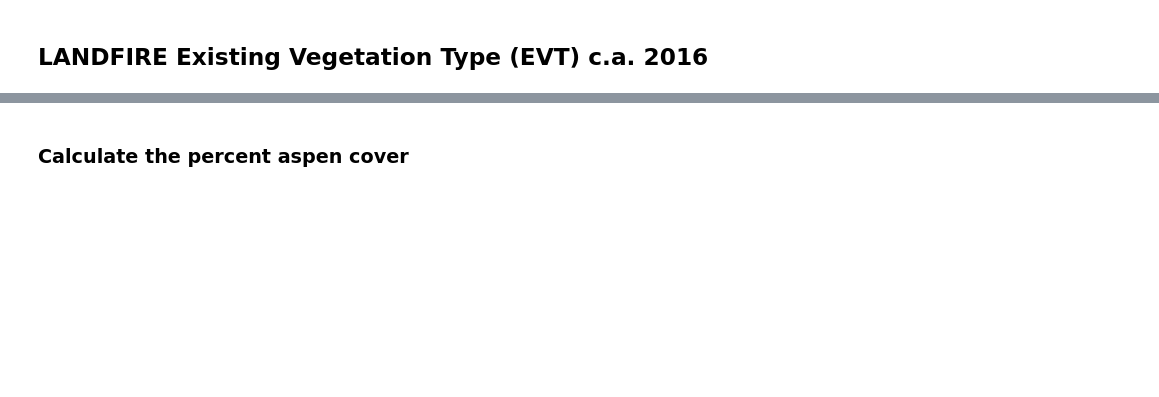
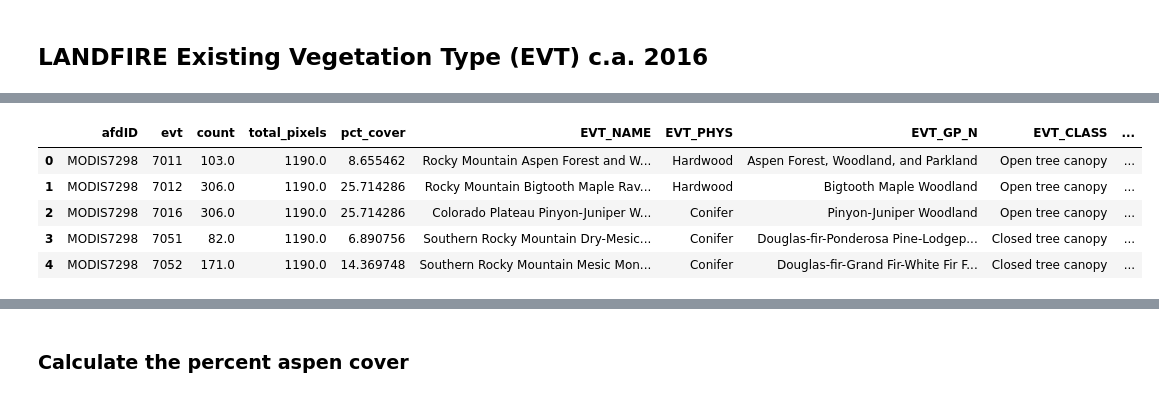
Before and after one commit to natshoff/aspen-fire-fork, a Jupyter notebook: Aim2/code/Python/04afd-landcover-biophys.ipynb, the cells around one changed output, grey strips where cells are left out. Cells and saved outputs as stored; diff of their text form; code cells hidden in the pictures; blank space fills up the shorter version.

```diff
--- a/Aim2/code/Python/04afd-landcover-biophys.ipynb
+++ b/Aim2/code/Python/04afd-landcover-biophys.ipynb
@@ -39,4 +47,4 @@ afds.columns
 # %%
 # Subset to the Southern Rockies (for now)
-afds_ = afds[afds['na_l3name'] == 'Southern Rockies'] # subset to SRM
-print(f"There are [{len(afds_['NIFC_ID'].unique())}/{len(afds['NIFC_ID'].unique())}] fire events in the Southern Rockies (2018-2023).")
+afds_srm = afds[afds['na_l3name'] == 'Southern Rockies'] # subset to SRM
+print(f"There are [{len(afds_srm['NIFC_ID'].unique())}/{len(afds['NIFC_ID'].unique())}] fire events in the Southern Rockies (2018-2023).")
@@ -50,4 +76,4 @@ len(afd_counts[afd_counts['counts'] > 10]['NIFC_ID'].unique())
 # %%
 # Tidy columns for simplicity.
-afds_ = afds[['afdID','geometry']]
+afds_ = afds_srm[['afdID','geometry']]
 afds_.head()
@@ -155,6 +226,13 @@ print(lookup.columns)
 # %%
 # Subset the codes we want to join, join back to the dataframe
-lookup = lookup[['VALUE','EVT_NAME','EVT_PHYS','EVT_GP_N','EVT_CLASS']]
-afds_evt = afds_evt.merge(lookup, left_on='evt', right_on='VALUE', how='left')
-afds_evt.drop('VALUE', axis=1, inplace=True)
-afds_evt.head()
+lookup = lookup[['VALUE','EVT_NAME','EVT_PHYS','EVT_GP_N','EVT_CLASS','EVT_SBCLS']]
+afds_evt_ = afds_evt.merge(lookup, left_on='evt', right_on='VALUE', how='left')
+afds_evt_.drop('VALUE', axis=1, inplace=True)
+afds_evt_.head()
+# %% [output]
+|  | afdID | evt | count | total_pixels | pct_cover | EVT_NAME | EVT_PHYS | EVT_GP_N | EVT_CLASS | ... |
+| 0 | MODIS7298 | 7011 | 103.0 | 1190.0 | 8.655462 | Rocky Mountain Aspen Forest and W... | Hardwood | Aspen Forest, Woodland, and Parkland | Open tree canopy | ... |
+| 1 | MODIS7298 | 7012 | 306.0 | 1190.0 | 25.714286 | Rocky Mountain Bigtooth Maple Rav... | Hardwood | Bigtooth Maple Woodland | Open tree canopy | ... |
+| 2 | MODIS7298 | 7016 | 306.0 | 1190.0 | 25.714286 | Colorado Plateau Pinyon-Juniper W... | Conifer | Pinyon-Juniper Woodland | Open tree canopy | ... |
+| 3 | MODIS7298 | 7051 | 82.0 | 1190.0 | 6.890756 | Southern Rocky Mountain Dry-Mesic... | Conifer | Douglas-fir-Ponderosa Pine-Lodgep... | Closed tree canopy | ... |
+| 4 | MODIS7298 | 7052 | 171.0 | 1190.0 | 14.369748 | Southern Rocky Mountain Mesic Mon... | Conifer | Douglas-fir-Grand Fir-White Fir F... | Closed tree canopy | ... |
```
Also changed, not shown: parts of 36 cells of this notebook, 2 other files.
